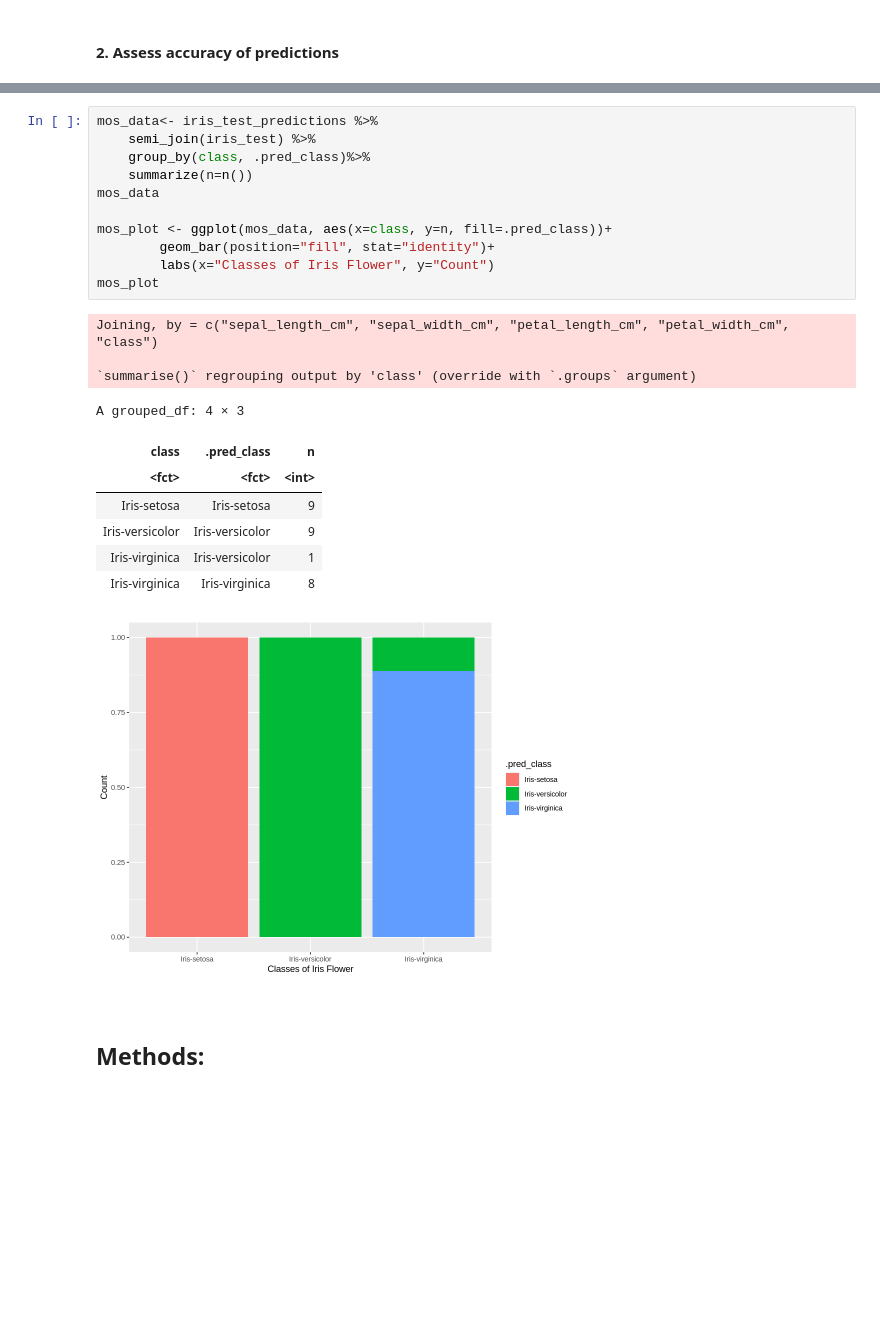
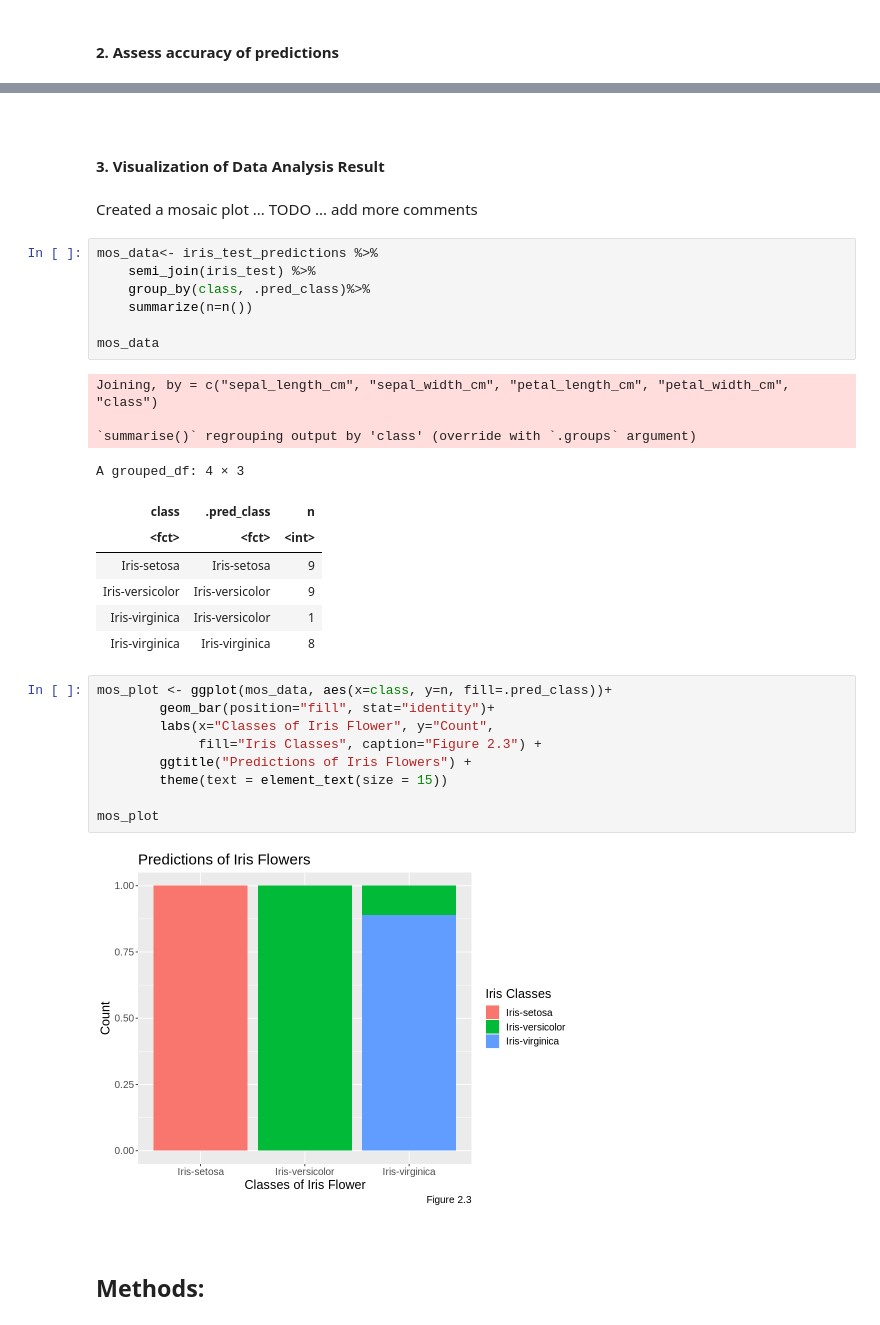
Before and after one commit to lhan0903/DSCI-100-Project-006-26, a Jupyter notebook: group-project-report.ipynb, the cells around one changed output, grey strips where cells are left out. Cells and saved outputs as stored; diff of their text form; blank space fills up the shorter version.

```diff
--- a/group-project-report.ipynb
+++ b/group-project-report.ipynb
@@ -421,26 +455,38 @@ Prediction        Iris-setosa Iris-versicolor Iris-virginica
+# %% [markdown]
+<br>
+
+#### 3. Visualization of Data Analysis Result
+# %% [markdown]
+Created a mosaic plot ... TODO ... add more comments
+# %%
+mos_data<- iris_test_predictions %>%
+    semi_join(iris_test) %>%
+    group_by(class, .pred_class)%>%
+    summarize(n=n())
+
+mos_data
+# %% [output]
+Joining, by = c("sepal_length_cm", "sepal_width_cm", "petal_length_cm", "petal_width_cm", "class")
+
+`summarise()` regrouping output by 'class' (override with `.groups` argument)
+A grouped_df: 4 × 3
+| class | .pred_class | n |
+| <fct> | <fct> | <int> |
+| Iris-setosa | Iris-setosa | 9 |
+| Iris-versicolor | Iris-versicolor | 9 |
+| Iris-virginica | Iris-versicolor | 1 |
+| Iris-virginica | Iris-virginica | 8 |
 # %%
-mos_data<- iris_test_predictions %>%
-    semi_join(iris_test) %>%
-    group_by(class, .pred_class)%>%
-    summarize(n=n())
-mos_data
-
 mos_plot <- ggplot(mos_data, aes(x=class, y=n, fill=.pred_class))+
         geom_bar(position="fill", stat="identity")+
-        labs(x="Classes of Iris Flower", y="Count")
+        labs(x="Classes of Iris Flower", y="Count",
+             fill="Iris Classes", caption="Figure 2.3") +
+        ggtitle("Predictions of Iris Flowers") +
+        theme(text = element_text(size = 15))
+
 mos_plot
 # %% [output]
-Joining, by = c("sepal_length_cm", "sepal_width_cm", "petal_length_cm", "petal_width_cm", "class")
-
-`summarise()` regrouping output by 'class' (override with `.groups` argument)
-A grouped_df: 4 × 3
-| class | .pred_class | n |
-| <fct> | <fct> | <int> |
-| Iris-setosa | Iris-setosa | 9 |
-| Iris-versicolor | Iris-versicolor | 9 |
-| Iris-virginica | Iris-versicolor | 1 |
-| Iris-virginica | Iris-virginica | 8 |
-[figure, old version]
+[figure, new version]
 # %% [markdown]
 <br>
 
```
Also changed, not shown: parts of 28 cells of this notebook.
